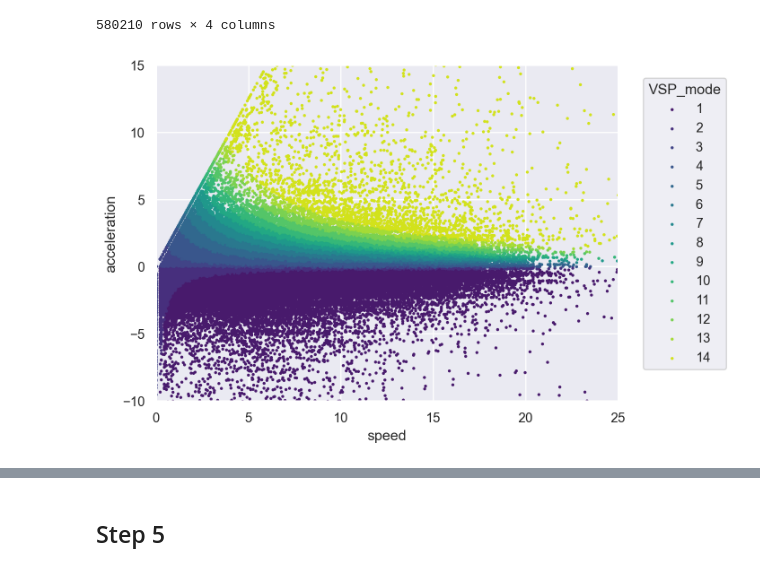
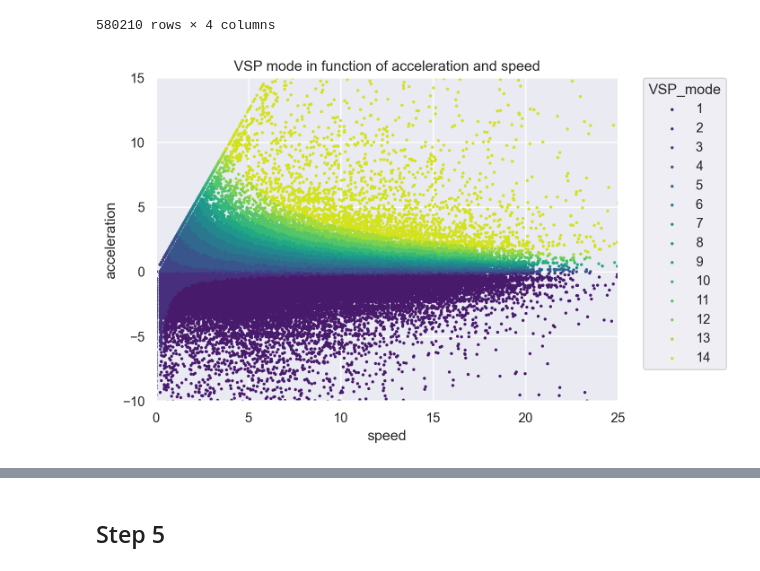
Before and after one commit to s221568/Trafic, a Jupyter notebook: Lab 2/JA.ipynb, the cells around one changed output, grey strips where cells are left out. Cells and saved outputs as stored; diff of their text form; code cells hidden in the pictures.

```diff
--- a/Lab 2/JA.ipynb
+++ b/Lab 2/JA.ipynb
@@ -145,8 +147,8 @@ df.groupby(by="Vehicle_type")["speed"].mean().to_frame()
 emission = lambda v : 0.55 * (891 - 22.1360 * v + 0.2346 * v**2 -0.0007 * v**3)  # noqa: E731
 kmh = lambda ms : 3.6 * ms  # noqa: E731
 
-
 df["emission_rate_EMFAC"] = df.speed.apply(lambda x: emission(kmh(x)))
+df.loc[df.emission_rate_EMFAC<=0] = np.NaN # do not count negative values (which happen for very high speeds)
 df["emission_EMFAC"] = (df.emission_rate_EMFAC * df.distance/1000)
 total_emission = df.emission_EMFAC.sum()
 total_travelled = df.distance.sum() / 1000
@@ -261,13 +266,15 @@ df[["speed", "acceleration","VSP", "VSP_mode"]]
 # %%
 (
     so.Plot(data=df, x="speed", y="acceleration", color="VSP_mode")
     .add(so.Dot(pointsize=2))
     .scale(color=so.Nominal("viridis"))
     .limit(y=(-10,15), x=(0, 25))
+    .label(title="VSP mode in function of acceleration and speed")
+    .save("Graphs/T4_VSP_mode_speed_acceleration")
     .plot()
 )
 # %% [output]
-[figure, old version]
+[figure, new version]
 # %%
 #Computing emissions
 
```
Also changed, not shown: parts of 16 cells of this notebook, 7 other files.
